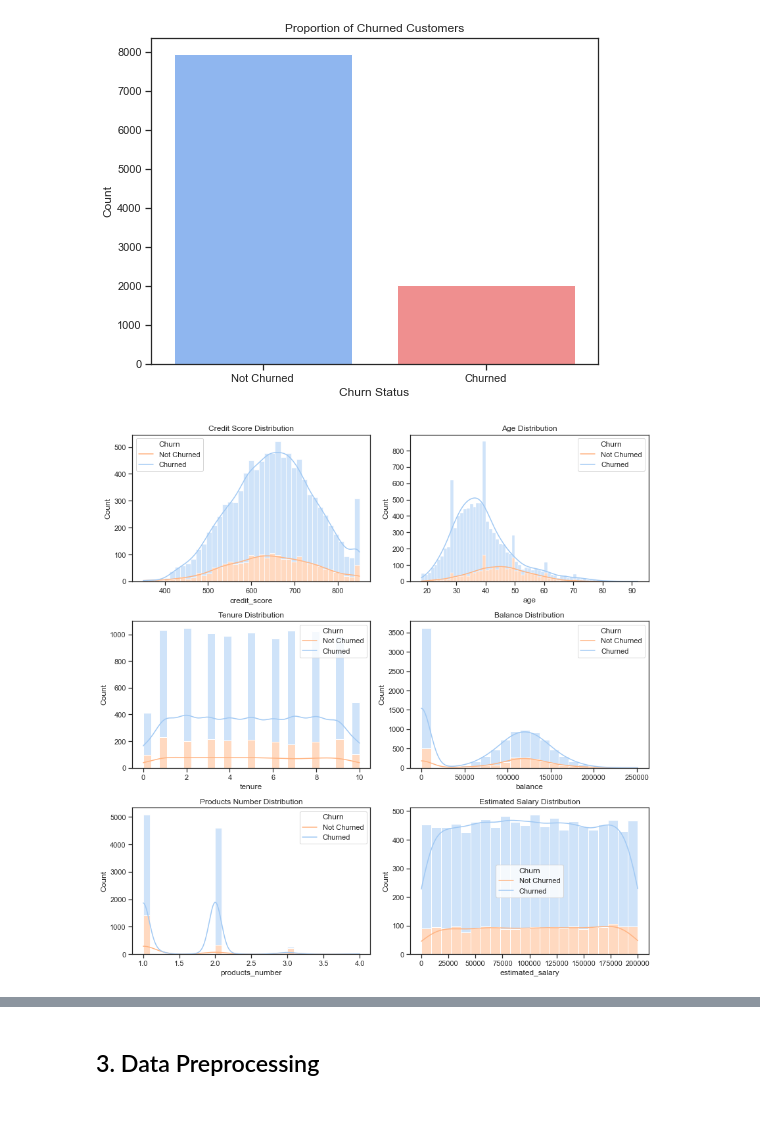
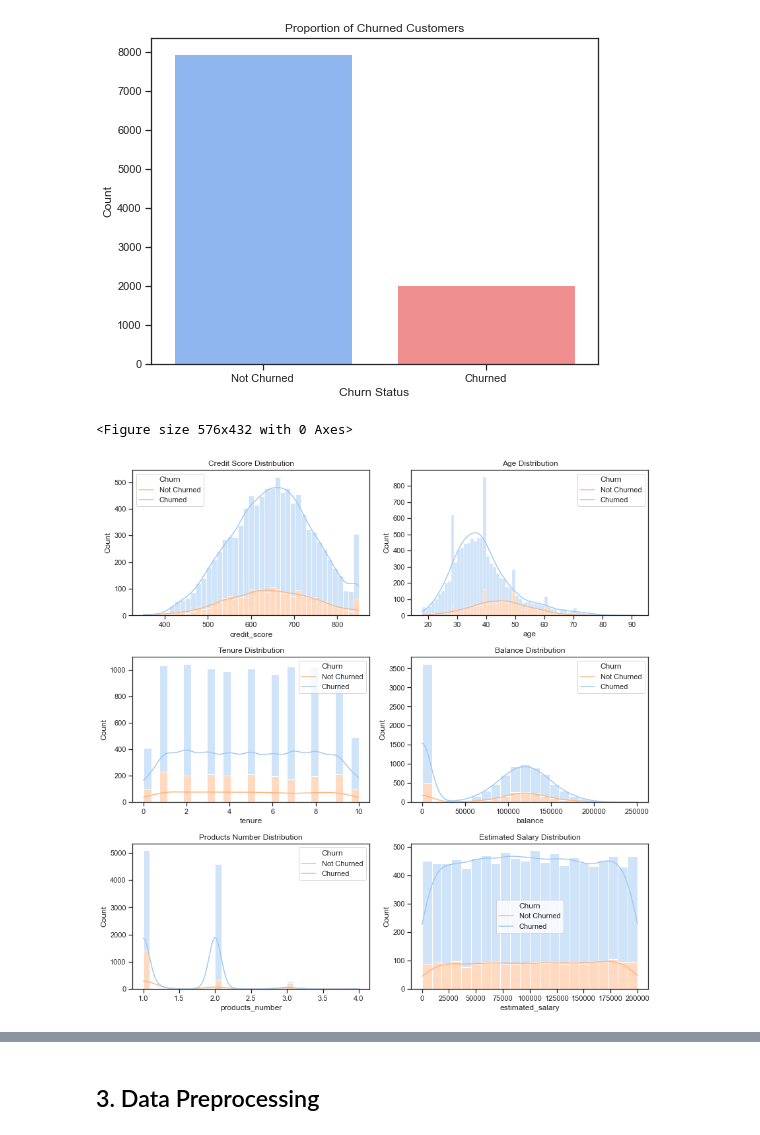
Before and after one commit to noellymadeleine/CustomerChurnPred, a Jupyter notebook: CustomerChurnPred.ipynb, the cells around one changed output, grey strips where cells are left out. Saved outputs shown, nothing was run; the diff lists cells and outputs as text; code cells hidden in the pictures.

Commit message:
saving the plots and cration of subparts for the pre-processing part

```diff
--- a/CustomerChurnPred.ipynb
+++ b/CustomerChurnPred.ipynb
@@ -97,18 +97,26 @@ The dataset consists of information about 10,000 bank customers. Here are some k
 ## 2. Data Visualization
 # %%
 # Create a countplot to visualize the proportion of churned customers
-plt.figure(figsize=(8, 6))
+
+# Adjust the figure size and fontsize
+plt.figure(figsize=(8, 6))  # Set the figure size as desired
+plt.rcParams.update({'font.size': 14})  # Set the desired fontsize
+
 sns.countplot(data=df, x='churn', palette=['#7FB3FF', '#FF7F7F'])
 plt.title('Proportion of Churned Customers')
 plt.xlabel('Churn Status')
 plt.ylabel('Count')
 plt.xticks([0, 1], ['Not Churned', 'Churned'])
+plt.savefig('graphs/churnd_or_not_churned.png',dpi = 300)
 plt.show()
 # %% [output]
 [figure]
 # %%
 # Set a pastel color palette
 colors = ['#A9CCE3', '#F5B7B1']
+# Adjust the figure size and fontsize
+plt.figure(figsize=(8, 6))  # Set the figure size as desired
+plt.rcParams.update({'font.size': 14})  # Set the desired fontsize
 
 # Create subplots for each variable
 fig, axes = plt.subplots(nrows=3, ncols=2, figsize=(12, 12))
@@ -122,34 +130,38 @@ ax.legend(title='Churn', labels=['Not Churned', 'Churned'])
 ax = sns.histplot(data=df, x='age', hue='churn', kde=True, multiple='stack', ax=axes[0, 1])
 ax.set_title('Age Distribution')
 ax.legend(title='Churn', labels=['Not Churned', 'Churned'])
 
 # Plot tenure distribution
 ax = sns.histplot(data=df, x='tenure', hue='churn', kde=True, multiple='stack', ax=axes[1, 0])
 ax.set_title('Tenure Distribution')
 ax.legend(title='Churn', labels=['Not Churned', 'Churned'])
 
 # Plot balance distribution
 ax = sns.histplot(data=df, x='balance', hue='churn', kde=True, multiple='stack', ax=axes[1, 1])
 ax.set_title('Balance Distribution')
 ax.legend(title='Churn', labels=['Not Churned', 'Churned'])
 
 # Plot products_number distribution
 ax = sns.histplot(data=df, x='products_number', hue='churn', kde=True, multiple='stack', ax=axes[2, 0])
 ax.set_title('Products Number Distribution')
 ax.legend(title='Churn', labels=['Not Churned', 'Churned'])
 
 # Plot estimated_salary distribution
 ax = sns.histplot(data=df, x='estimated_salary', hue='churn', kde=True, multiple='stack', ax=axes[2, 1])
 ax.set_title('Estimated Salary Distribution')
 ax.legend(title='Churn', labels=['Not Churned', 'Churned'])
 
 # Adjust spacing between subplots
 plt.tight_layout()
 
+
+plt.savefig('graphs/dist_continuous_variables.png',dpi = 300)
+
 # Display the plots
 plt.show()
 # %% [output]
+<Figure size 576x432 with 0 Axes>
-[figure, old version]
+[figure, new version]
 # %%
 # Set a pastel color palette
 colors = ['#A9CCE3', '#F5B7B1']
```
Also changed, not shown: parts of 7 cells of this notebook.
